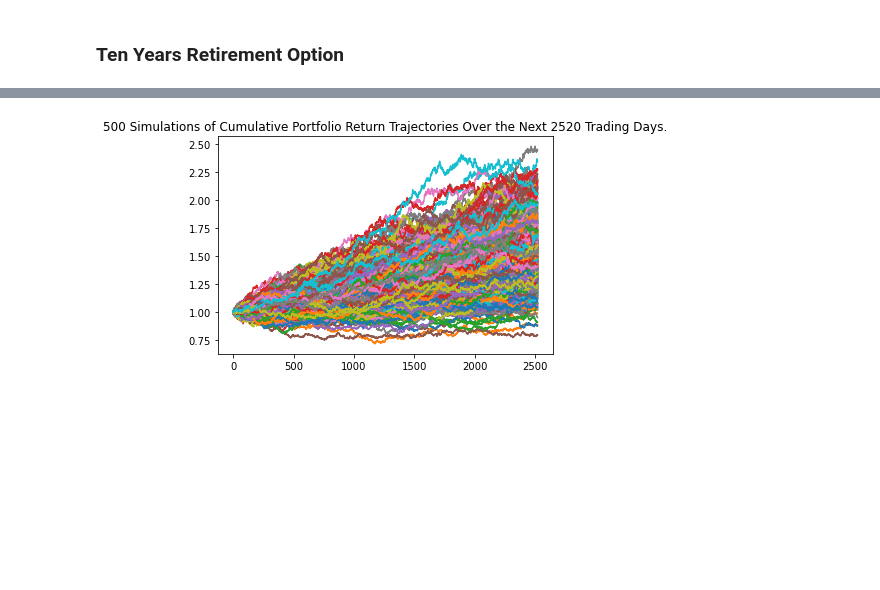
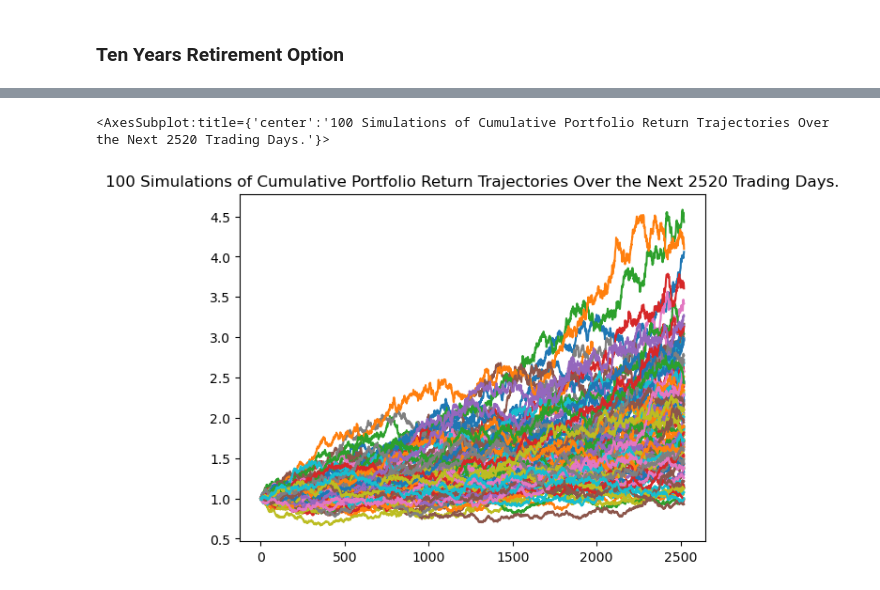
Before and after one commit to ycolagelo/Financial-Planner, a Jupyter notebook: financial-planner.ipynb, the cells around one changed output, grey strips where cells are left out. Drawn from its saved outputs; the diff is of its cells as text; code cells hidden in the pictures; blank space fills up the shorter version.

```diff
--- a/financial-planner.ipynb
+++ b/financial-planner.ipynb
@@ -614,3 +625,13 @@ There is a 95% chance that an initial investment of $60000 in the portfolio over
 # %% [markdown]
 ### Ten Years Retirement Option
+# %%
+# Configuring a Monte Carlo simulation to forecast 10 years cumulative returns
+# YOUR CODE HERE!
+data = df_stock_data.copy()
+ten_year_simulation= MCSimulation(
+    portfolio_data = data,
+    weights = [.40,.60],
+    num_simulation = 100,
+    num_trading_days = 252*10
+)
 # %%
@@ -653,8 +665,10 @@ Running Monte Carlo simulation number 490.
 # %%
 # Plot simulation outcomes
 # YOUR CODE HERE!
+ten_year_simulation.plot_simulation()
 # %% [output]
+<AxesSubplot:title={'center':'100 Simulations of Cumulative Portfolio Return Trajectories Over the Next 2520 Trading Days.'}>
-[figure, old version]
+[figure, new version]
 # %%
 # Plot probability distribution and confidence intervals
 # YOUR CODE HERE!
```
Also changed, not shown: parts of 21 cells of this notebook, 2 other files.
